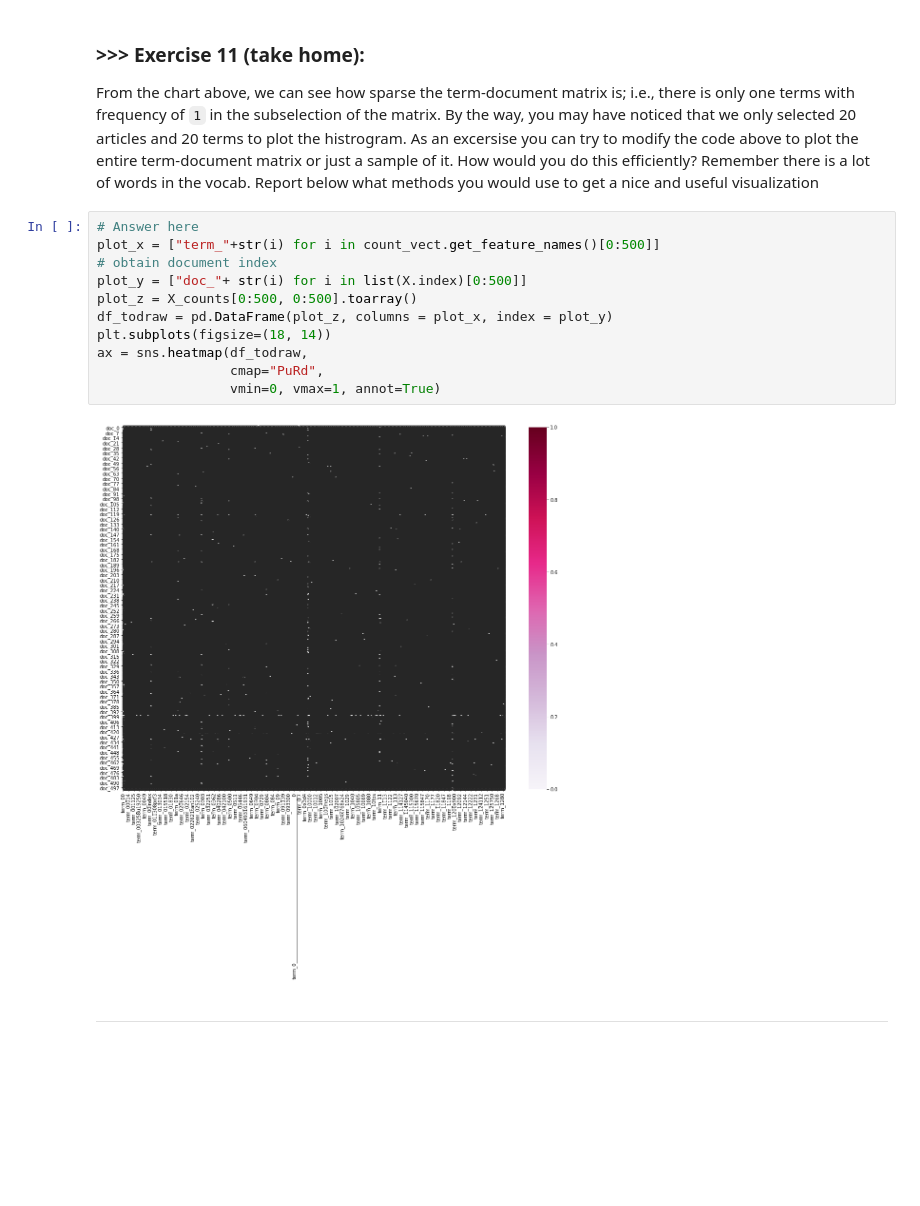
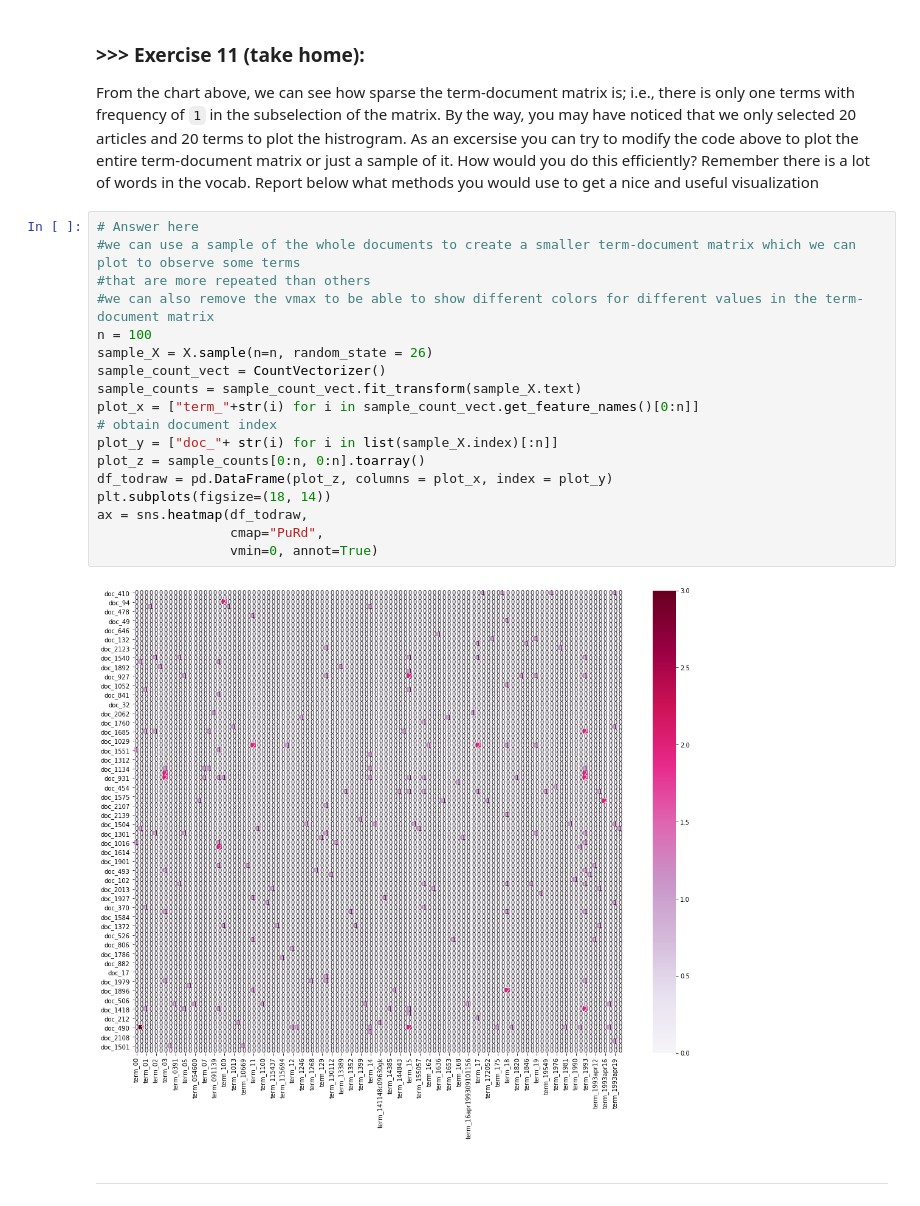
Before and after one commit to xavier2696/dm_2018_hw_1, a Jupyter notebook: news_data_mining.ipynb, the cells around one changed output. Drawn from its saved outputs; the diff is of its cells as text; blank space fills up the shorter version.

```diff
--- a/news_data_mining.ipynb
+++ b/news_data_mining.ipynb
@@ -1090,17 +1090,24 @@ Check out more beautiful color palettes here: https://python-graph-gallery.com/1
 From the chart above, we can see how sparse the term-document matrix is; i.e., there is only one terms with frequency of `1` in the subselection of the matrix. By the way, you may have noticed that we only selected 20 articles and 20 terms to plot the histrogram. As an excersise you can try to modify the code above to plot the entire term-document matrix or just a sample of it. How would you do this efficiently? Remember there is a lot of words in the vocab. Report below what methods you would use to get a nice and useful visualization
 # %%
 # Answer here
-plot_x = ["term_"+str(i) for i in count_vect.get_feature_names()[0:500]]
+#we can use a sample of the whole documents to create a smaller term-document matrix which we can plot to observe some terms
+#that are more repeated than others
+#we can also remove the vmax to be able to show different colors for different values in the term-document matrix
+n = 100
+sample_X = X.sample(n=n, random_state = 26)
+sample_count_vect = CountVectorizer()
+sample_counts = sample_count_vect.fit_transform(sample_X.text)
+plot_x = ["term_"+str(i) for i in sample_count_vect.get_feature_names()[0:n]]
 # obtain document index
-plot_y = ["doc_"+ str(i) for i in list(X.index)[0:500]]
-plot_z = X_counts[0:500, 0:500].toarray()
+plot_y = ["doc_"+ str(i) for i in list(sample_X.index)[:n]]
+plot_z = sample_counts[0:n, 0:n].toarray()
 df_todraw = pd.DataFrame(plot_z, columns = plot_x, index = plot_y)
 plt.subplots(figsize=(18, 14))
 ax = sns.heatmap(df_todraw,
                  cmap="PuRd",
-                 vmin=0, vmax=1, annot=True)
+                 vmin=0, annot=True)
 # %% [output]
-[figure, old version]
+[figure, new version]
 # %% [markdown]
 ---
 # %% [markdown]
```
